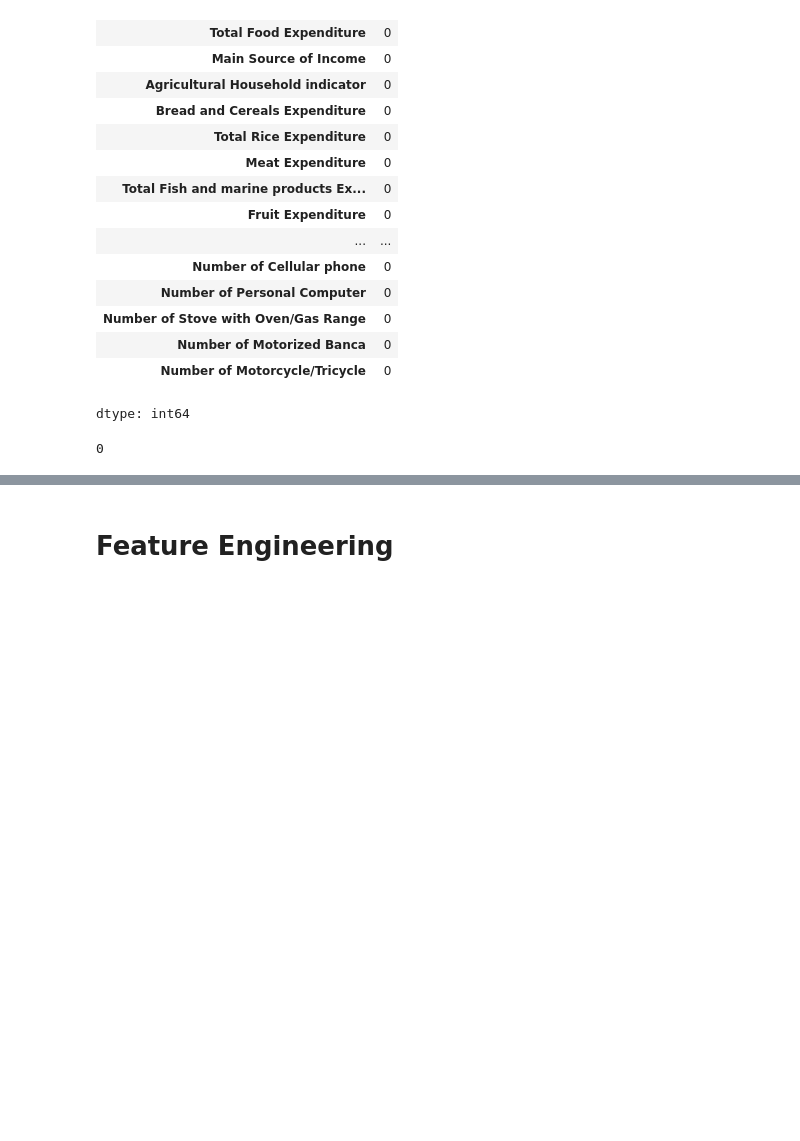
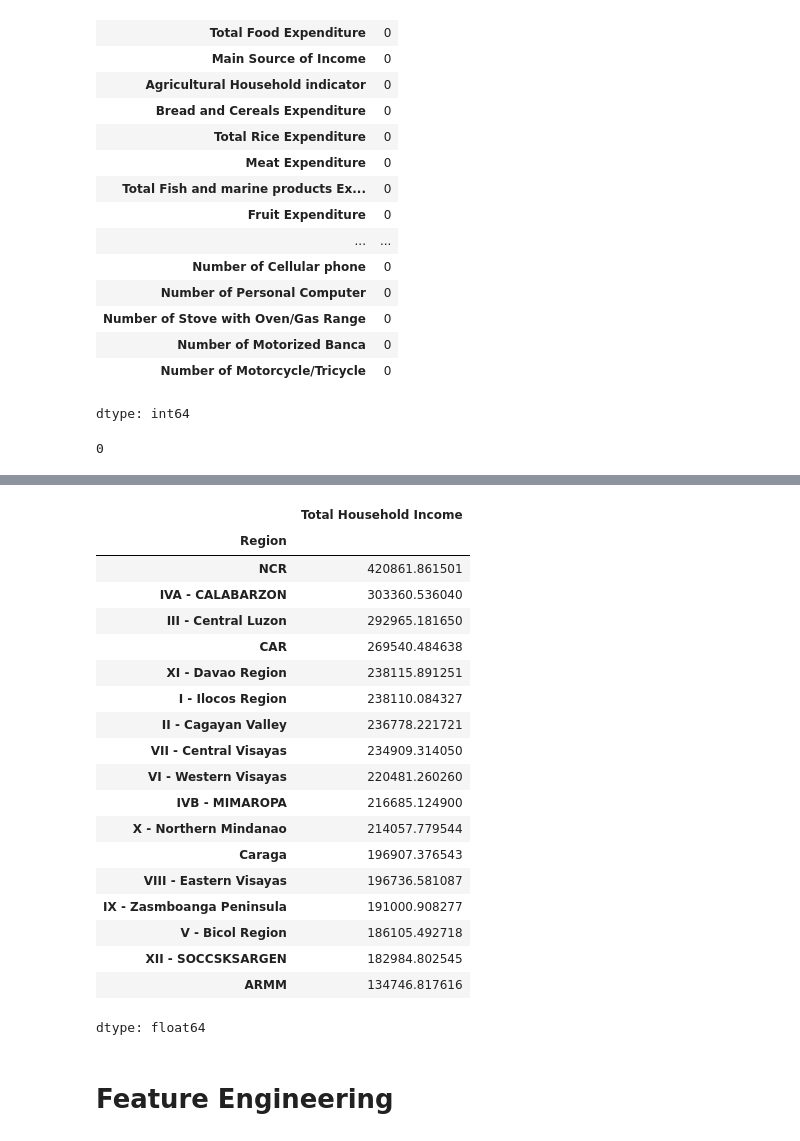
Before and after one commit to machiwao/CCADMACL_PROJECT_COM222, a Jupyter notebook: CCADMACL_Project_Implementation.ipynb, the cells around one changed output, grey strips where cells are left out. Cells and saved outputs as stored; diff of their text form; code cells hidden in the pictures; blank space fills up the shorter version.

```diff
--- a/CCADMACL_Project_Implementation.ipynb
+++ b/CCADMACL_Project_Implementation.ipynb
@@ -71,2 +122,27 @@ df.duplicated().sum()
+# %%
+# Average Total Household Income per Region
+average_income_per_region = df.groupby('Region')['Total Household Income'].mean().sort_values(ascending=False)
+average_income_per_region
+# %% [output]
+|  | Total Household Income |
+| Region |  |
+| NCR | 420861.861501 |
+| IVA - CALABARZON | 303360.536040 |
+| III - Central Luzon | 292965.181650 |
+| CAR | 269540.484638 |
+| XI - Davao Region | 238115.891251 |
+| I - Ilocos Region | 238110.084327 |
+| II - Cagayan Valley | 236778.221721 |
+| VII - Central Visayas | 234909.314050 |
+| VI - Western Visayas | 220481.260260 |
+| IVB - MIMAROPA | 216685.124900 |
+| X - Northern Mindanao | 214057.779544 |
+| Caraga | 196907.376543 |
+| VIII - Eastern Visayas | 196736.581087 |
+| IX - Zasmboanga Peninsula | 191000.908277 |
+| V - Bicol Region | 186105.492718 |
+| XII - SOCCSKSARGEN | 182984.802545 |
+| ARMM | 134746.817616 |
+dtype: float64
 # %% [markdown]
 # Feature Engineering
```
Also changed, not shown: parts of 6 cells of this notebook.
